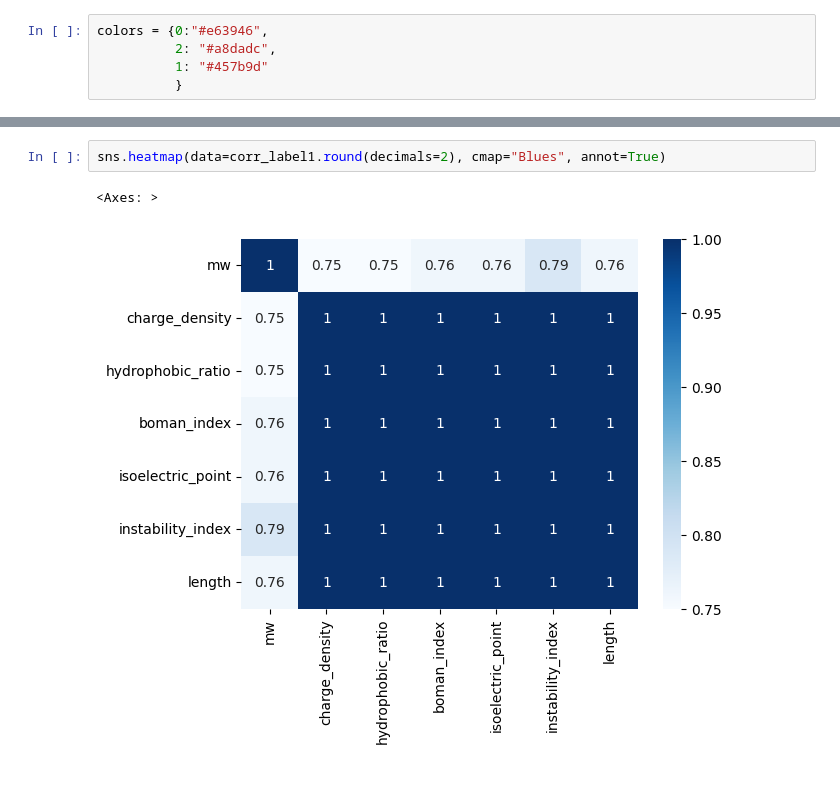
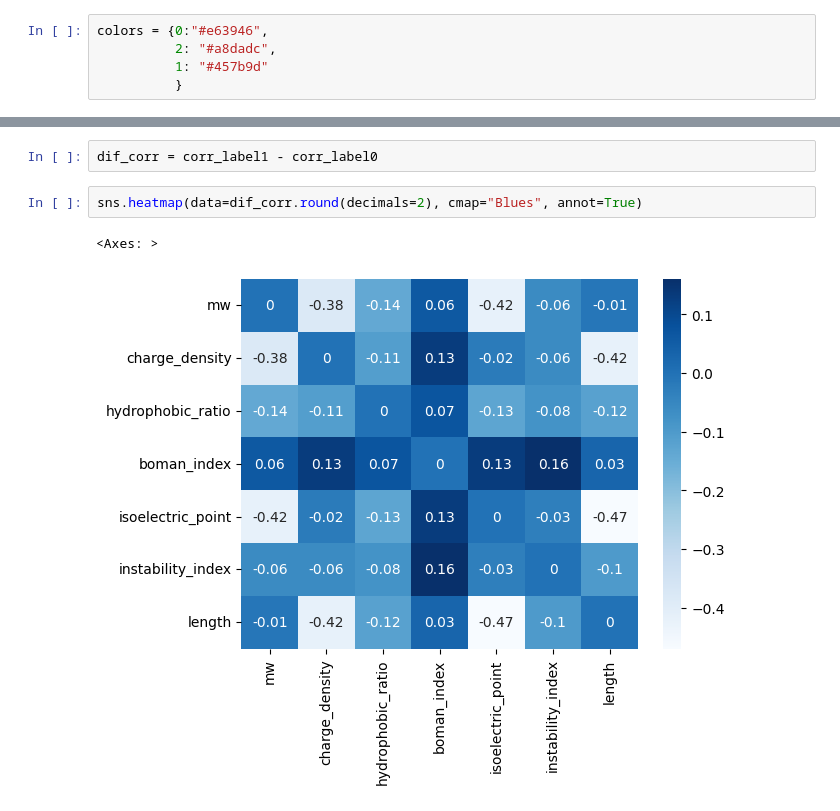
Before and after one commit to dMedinaO/machine_learning_master_bioinformatica_2025, a Jupyter notebook: examples_2608/2_analyze_dataset.ipynb, the cells around one changed output, grey strips where cells are left out. Saved outputs shown, nothing was run; the diff lists cells and outputs as text; blank space fills up the shorter version.

```diff
--- a/examples_2608/2_analyze_dataset.ipynb
+++ b/examples_2608/2_analyze_dataset.ipynb
@@ -171,5 +233,7 @@ sns.heatmap(data=corr_label0.round(decimals=2), cmap="Blues", annot=True)
-# %%
-sns.heatmap(data=corr_label1.round(decimals=2), cmap="Blues", annot=True)
-# %% [output]
-<Axes: >
-[figure, removed]
+# %%
+dif_corr = corr_label1 - corr_label0
+# %%
+sns.heatmap(data=dif_corr.round(decimals=2), cmap="Blues", annot=True)
+# %% [output]
+<Axes: >
+[figure, added]
```
Also changed, not shown: parts of 17 cells of this notebook, 2 other files.
